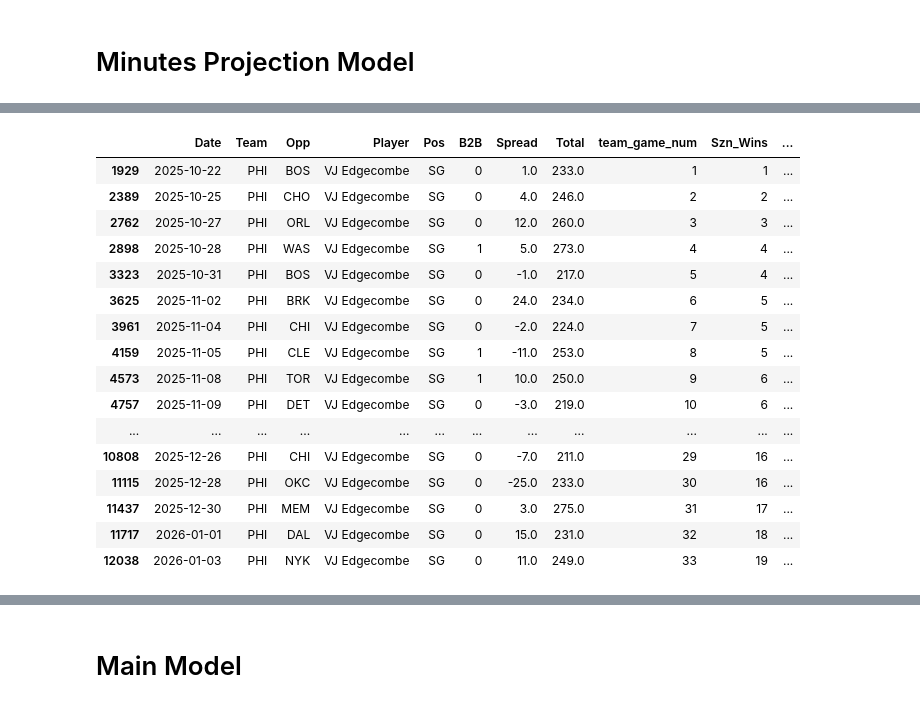
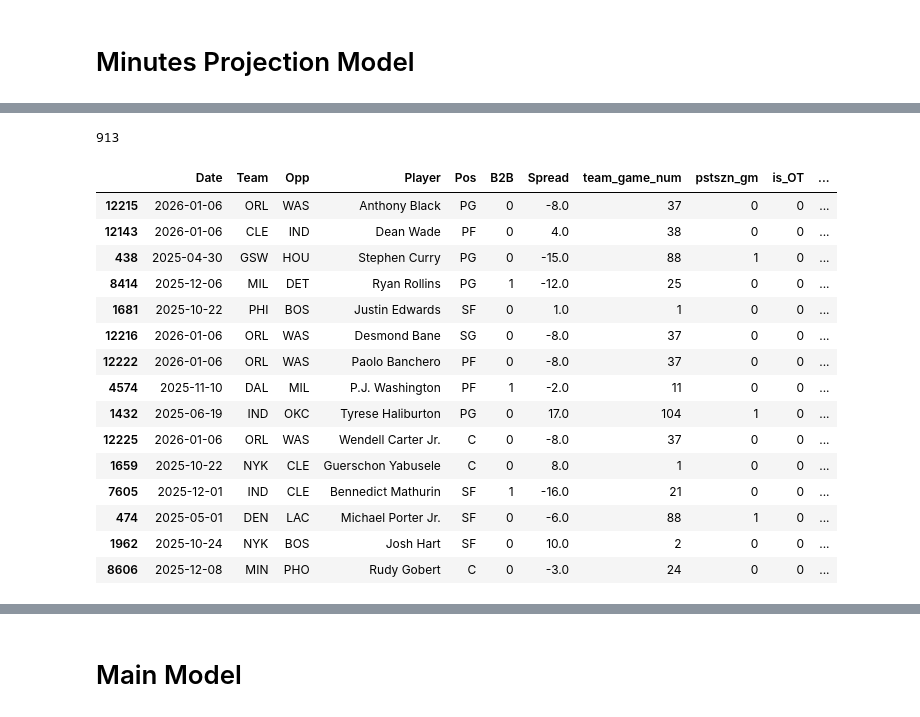
Before and after one commit to Relenes510/fantasy_basketball, a Jupyter notebook: notebooks/create_ML_Regression_model.ipynb, the cells around one changed output, grey strips where cells are left out. Cells and saved outputs as stored; diff of their text form; code cells hidden in the pictures.

Commit message:
Mins Model Improvement

```diff
--- a/notebooks/create_ML_Regression_model.ipynb
+++ b/notebooks/create_ML_Regression_model.ipynb
@@ -456,7 +468,7 @@ mins_test_df  = df_mins.iloc[val_end:]
 mins_DFS = (mins_train_df, mins_val_df, mins_test_df)
 
 # mins_model = create_baseline_model(df_mins, "MP", mins_DFS)
-mins_model, mins_preds, y_test_mins, analyze_df_mins = hyperparam_tuning(mins_DFS, "MP", n_iter=10)
+mins_model, mins_preds, y_test_mins, analyze_df_mins = hyperparam_tuning(mins_DFS, "MP", n_iter=1)
 # feature_importance(mins_model, df_mins.columns.tolist())
 
 # mins_model.save_model("../ML_models/mins_model.json")
@@ -494,0 +500,4 @@ R²: 0.8763618340889019
+# %%
+df[df.Player_name == 'Tyrese Haliburton'].Player.unique().tolist()[0]
+# %% [output]
+913
@@ -495,37 +507,36 @@ R²: 0.8763618340889019
 # %%
 analyze_df_mins = mins_test_df.drop(['MP', 'MP_preds'], axis=1)\
                 .merge(analyze_df_mins[['Date', 'Team', 'Player', 'MP', 'MP_preds']], on=['Date', 'Team', 'Player'])
 analyze_df_mins['Diff'] = analyze_df_mins['MP'] - analyze_df_mins[f'MP_preds']
 analyze_df_mins['Diff2'] = abs(analyze_df_mins['Diff'])
-analyze_df_mins.sort_values('Diff2', ascending=False).drop('Diff2', axis=1).head(15)
-display(analyze_df_mins[(analyze_df_mins.Player == 'VJ Edgecombe')])
-# display(analyze_df_mins[(analyze_df_mins.Diff < -15)])
+analyze_df_mins.sort_values('Diff', ascending=True).drop('Diff2', axis=1).head(15)
+# display(analyze_df_mins)
 
 # plt.figure(figsize=(10,6))
-# plt.hist(analyze_df_mins['Diff2'], bins=30, color='skyblue', edgecolor='black')
-# plt.title('Histogram of Diff')
-# plt.xlabel('Diff')
+# hist_col = 'Diff'
+# plt.hist(analyze_df_mins[hist_col], bins=30, color='skyblue', edgecolor='black')
+# plt.title(f'Histogram of {hist_col}')
+# plt.xlabel(hist_col)
 # plt.ylabel('Frequency')
 # plt.grid(axis='y', alpha=0.75)
 # plt.show()
 # %% [output]
-|  | Date | Team | Opp | Player | Pos | B2B | Spread | Total | team_game_num | Szn_Wins | ... |
-| 1929 | 2025-10-22 | PHI | BOS | VJ Edgecombe | SG | 0 | 1.0 | 233.0 | 1 | 1 | ... |
-| 2389 | 2025-10-25 | PHI | CHO | VJ Edgecombe | SG | 0 | 4.0 | 246.0 | 2 | 2 | ... |
-| 2762 | 2025-10-27 | PHI | ORL | VJ Edgecombe | SG | 0 | 12.0 | 260.0 | 3 | 3 | ... |
-| 2898 | 2025-10-28 | PHI | WAS | VJ Edgecombe | SG | 1 | 5.0 | 273.0 | 4 | 4 | ... |
-| 3323 | 2025-10-31 | PHI | BOS | VJ Edgecombe | SG | 0 | -1.0 | 217.0 | 5 | 4 | ... |
-| 3625 | 2025-11-02 | PHI | BRK | VJ Edgecombe | SG | 0 | 24.0 | 234.0 | 6 | 5 | ... |
-| 3961 | 2025-11-04 | PHI | CHI | VJ Edgecombe | SG | 0 | -2.0 | 224.0 | 7 | 5 | ... |
-| 4159 | 2025-11-05 | PHI | CLE | VJ Edgecombe | SG | 1 | -11.0 | 253.0 | 8 | 5 | ... |
-| 4573 | 2025-11-08 | PHI | TOR | VJ Edgecombe | SG | 1 | 10.0 | 250.0 | 9 | 6 | ... |
-| 4757 | 2025-11-09 | PHI | DET | VJ Edgecombe | SG | 0 | -3.0 | 219.0 | 10 | 6 | ... |
-| ... | ... | ... | ... | ... | ... | ... | ... | ... | ... | ... | ... |
-| 10808 | 2025-12-26 | PHI | CHI | VJ Edgecombe | SG | 0 | -7.0 | 211.0 | 29 | 16 | ... |
-| 11115 | 2025-12-28 | PHI | OKC | VJ Edgecombe | SG | 0 | -25.0 | 233.0 | 30 | 16 | ... |
-| 11437 | 2025-12-30 | PHI | MEM | VJ Edgecombe | SG | 0 | 3.0 | 275.0 | 31 | 17 | ... |
-| 11717 | 2026-01-01 | PHI | DAL | VJ Edgecombe | SG | 0 | 15.0 | 231.0 | 32 | 18 | ... |
-| 12038 | 2026-01-03 | PHI | NYK | VJ Edgecombe | SG | 0 | 11.0 | 249.0 | 33 | 19 | ... |
+|  | Date | Team | Opp | Player | Pos | B2B | Spread | team_game_num | pstszn_gm | is_OT | ... |
+| 12215 | 2026-01-06 | ORL | WAS | Anthony Black | PG | 0 | -8.0 | 37 | 0 | 0 | ... |
+| 12143 | 2026-01-06 | CLE | IND | Dean Wade | PF | 0 | 4.0 | 38 | 0 | 0 | ... |
+| 438 | 2025-04-30 | GSW | HOU | Stephen Curry | PG | 0 | -15.0 | 88 | 1 | 0 | ... |
+| 8414 | 2025-12-06 | MIL | DET | Ryan Rollins | PG | 1 | -12.0 | 25 | 0 | 0 | ... |
+| 1681 | 2025-10-22 | PHI | BOS | Justin Edwards | SF | 0 | 1.0 | 1 | 0 | 0 | ... |
+| 12216 | 2026-01-06 | ORL | WAS | Desmond Bane | SG | 0 | -8.0 | 37 | 0 | 0 | ... |
+| 12222 | 2026-01-06 | ORL | WAS | Paolo Banchero | PF | 0 | -8.0 | 37 | 0 | 0 | ... |
+| 4574 | 2025-11-10 | DAL | MIL | P.J. Washington | PF | 1 | -2.0 | 11 | 0 | 0 | ... |
+| 1432 | 2025-06-19 | IND | OKC | Tyrese Haliburton | PG | 0 | 17.0 | 104 | 1 | 0 | ... |
+| 12225 | 2026-01-06 | ORL | WAS | Wendell Carter Jr. | C | 0 | -8.0 | 37 | 0 | 0 | ... |
+| 1659 | 2025-10-22 | NYK | CLE | Guerschon Yabusele | C | 0 | 8.0 | 1 | 0 | 0 | ... |
+| 7605 | 2025-12-01 | IND | CLE | Bennedict Mathurin | SF | 1 | -16.0 | 21 | 0 | 0 | ... |
+| 474 | 2025-05-01 | DEN | LAC | Michael Porter Jr. | SF | 0 | -6.0 | 88 | 1 | 0 | ... |
+| 1962 | 2025-10-24 | NYK | BOS | Josh Hart | SF | 0 | 10.0 | 2 | 0 | 0 | ... |
+| 8606 | 2025-12-08 | MIN | PHO | Rudy Gobert | C | 0 | -3.0 | 24 | 0 | 0 | ... |
 # %%
 rmse = np.sqrt(mean_squared_error(y_test_mins, mins_preds)) # splits[5] = y_test
 mae = mean_absolute_error(y_test_mins, mins_preds)
```
Also changed, not shown: parts of 12 cells of this notebook, 4 other files.
